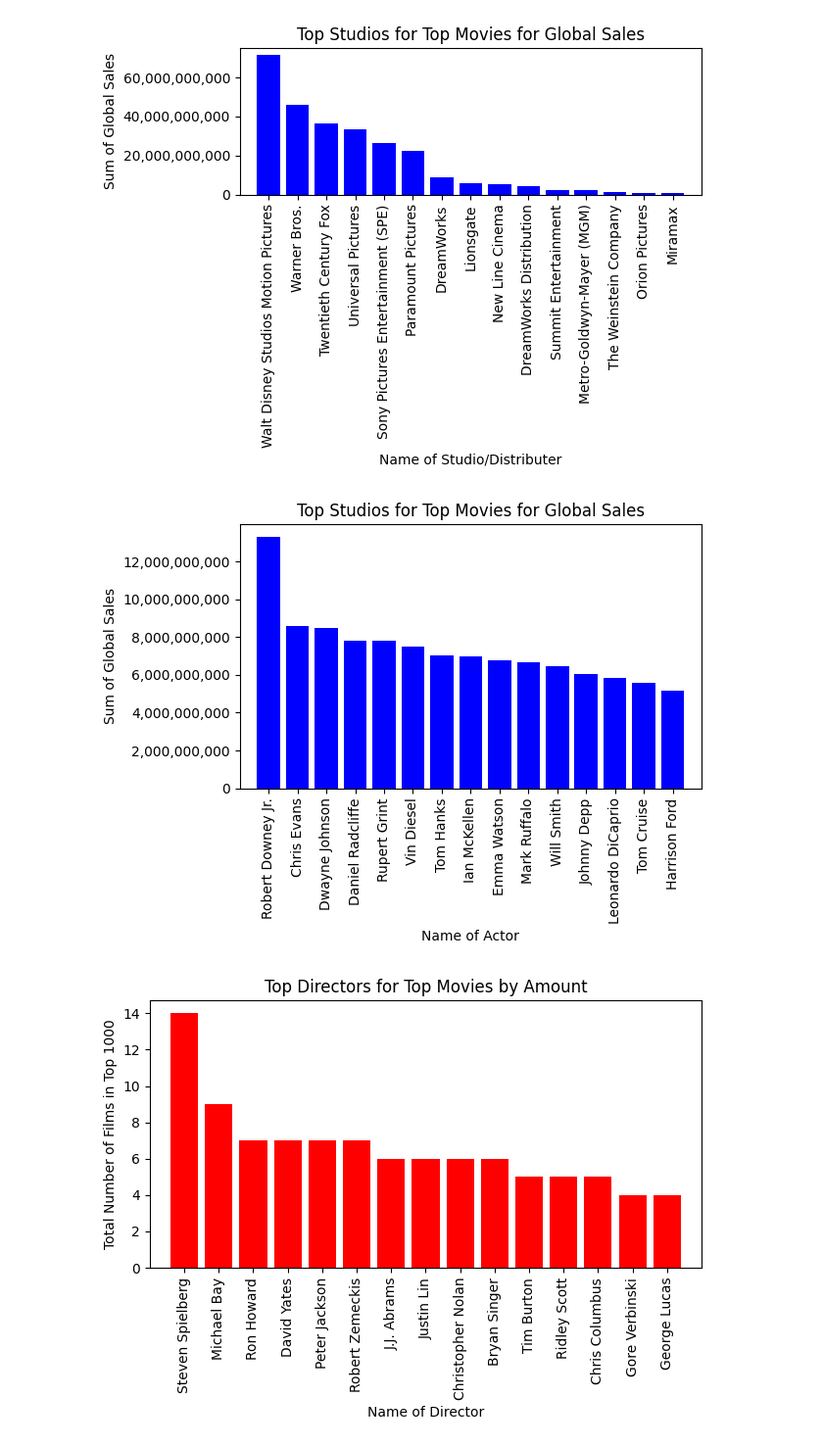
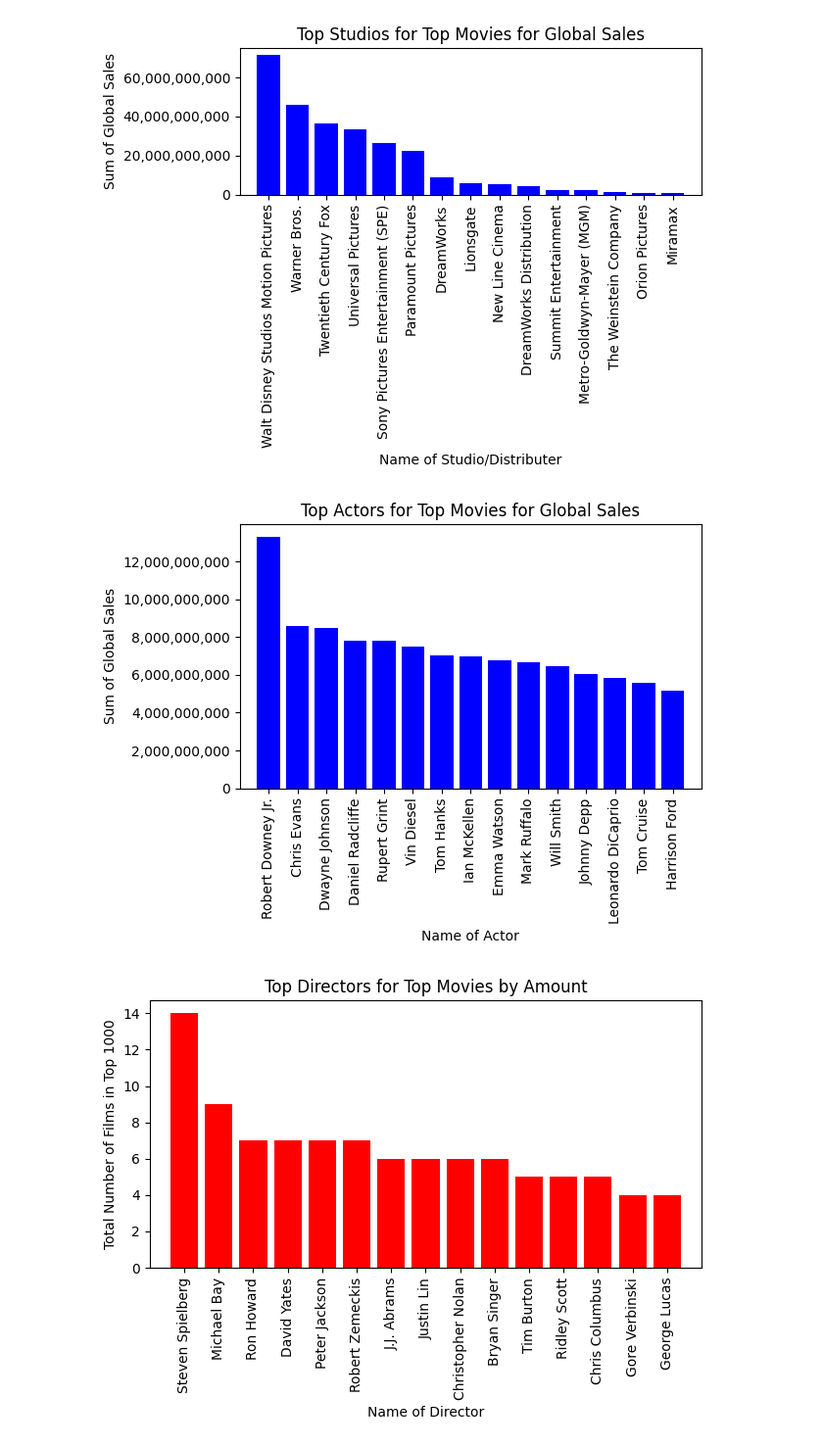
Before and after one commit to edwardAugust/project1-group2, a Jupyter notebook: main_updated.ipynb, the cells around one changed output. Shown at 98% size. Drawn from its saved outputs; the diff is of its cells as text; code cells hidden in the pictures.

```diff
--- a/main_updated.ipynb
+++ b/main_updated.ipynb
@@ -215,27 +215,27 @@ plt.show()
 # %%
 act_sum_bar = act_sum_df
 
 act_sum_ls = act_sum_df.index.tolist()
 act_ws_ls = act_sum_df["World Sales Sum"]
 x_axis = np.arange(len(stu_ws_ls))
 
 act_sum_bar = plt.bar(x_axis, act_ws_ls, color='b',alpha=1,align="center")
 plt.ticklabel_format(style='plain') # remove scientic notation
 plt.gca().yaxis.set_major_formatter(plt.matplotlib.ticker.StrMethodFormatter('{x:,.0f}')) # add commas to yticks
 ticks_loc = [value for value in x_axis]
 plt.xticks(ticks_loc, act_sum_ls)
 plt.xticks(rotation=90)
 plt.xlim(-1,len(x_axis))
 
 plt.xlabel("Name of Actor")
 plt.ylabel("Sum of Global Sales")
-plt.title("Top Studios for Top Movies for Global Sales")
+plt.title("Top Actors for Top Movies for Global Sales")
 
 plt.tight_layout()
 plt.savefig("Output/act_sumBars.png", bbox_inches="tight")
 plt.show()
 # %% [output]
-[figure, old version]
+[figure, new version]
 # %%
 dir_num_ls = dir_num_df.index.tolist()
 dir_wsa_ls = dir_num_df["Total Number of Films in Top 1000"]
```
Also changed, not shown: parts of 12 cells of this notebook, 18 other files.
